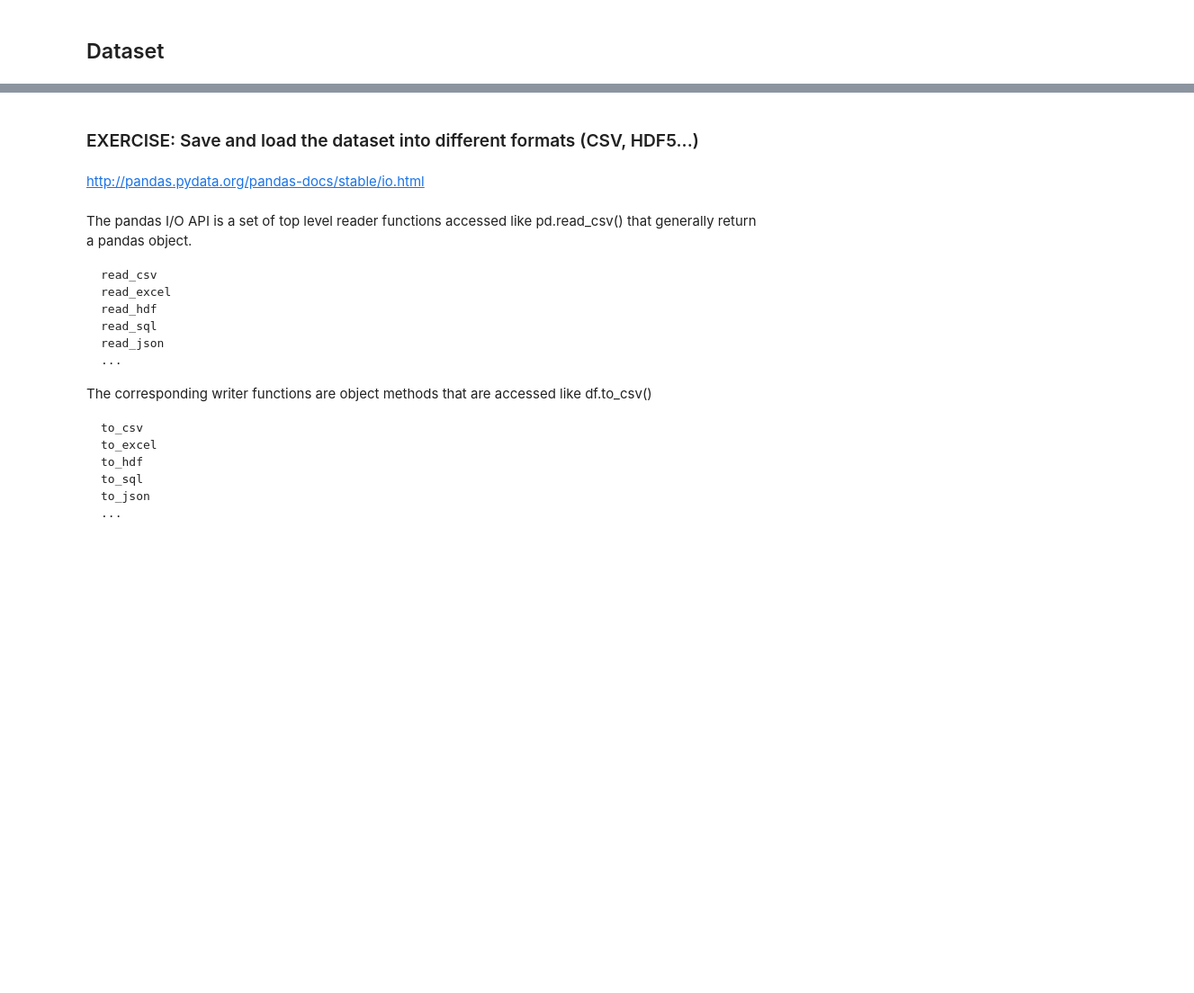
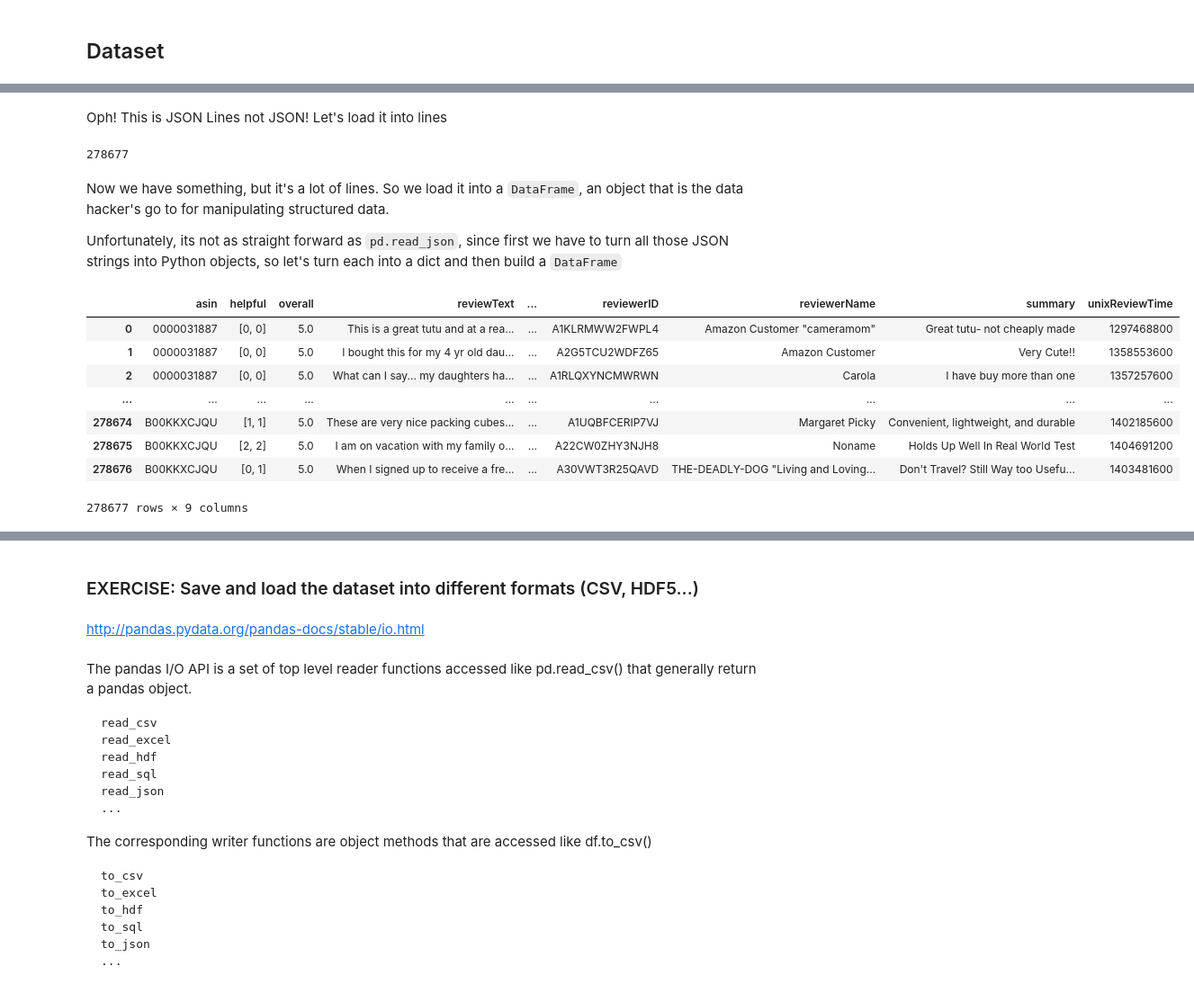
Before and after one commit to aterrel/pydata101, a Jupyter notebook: 1-pandas.ipynb, the cells around one changed output, grey strips where cells are left out. Shown: that part at 90% size. Cells and saved outputs as stored; diff of their text form; code cells hidden in the pictures; blank space fills up the shorter version.

```diff
--- a/1-pandas.ipynb
+++ b/1-pandas.ipynb
@@ -28,0 +52,12 @@ def getDF(path):
+# %% [markdown]
+Oph! This is JSON Lines not JSON! Let's load it into lines
+# %%
+import gzip
+review_lines = gzip.open('data/reviews/reviews_Clothing_Shoes_and_Jewelry_5.json.gz', 'rt').readlines()
+len(review_lines)
+# %% [output]
+278677
+# %% [markdown]
+Now we have something, but it's a lot of lines. So we load it into a `DataFrame`, an object that is the data hacker's go to for manipulating structured data.
+
+Unfortunately, its not as straight forward as `pd.read_json`, since first we have to turn all those JSON strings into Python objects, so let's turn each into a dict and then build a `DataFrame`
@@ -29 +67,13 @@ def getDF(path):
+# %%
+df
+# %% [output]
+|  | asin | helpful | overall | reviewText | ... | reviewerID | reviewerName | summary | unixReviewTime |
+| 0 | 0000031887 | [0, 0] | 5.0 | This is a great tutu and at a rea... | ... | A1KLRMWW2FWPL4 | Amazon Customer "cameramom" | Great tutu- not cheaply made | 1297468800 |
+| 1 | 0000031887 | [0, 0] | 5.0 | I bought this for my 4 yr old dau... | ... | A2G5TCU2WDFZ65 | Amazon Customer | Very Cute!! | 1358553600 |
+| 2 | 0000031887 | [0, 0] | 5.0 | What can I say... my daughters ha... | ... | A1RLQXYNCMWRWN | Carola | I have buy more than one | 1357257600 |
+| ... | ... | ... | ... | ... | ... | ... | ... | ... | ... |
+| 278674 | B00KKXCJQU | [1, 1] | 5.0 | These are very nice packing cubes... | ... | A1UQBFCERIP7VJ | Margaret Picky | Convenient, lightweight, and durable | 1402185600 |
+| 278675 | B00KKXCJQU | [2, 2] | 5.0 | I am on vacation with my family o... | ... | A22CW0ZHY3NJH8 | Noname | Holds Up Well In Real World Test | 1404691200 |
+| 278676 | B00KKXCJQU | [0, 1] | 5.0 | When I signed up to receive a fre... | ... | A30VWT3R25QAVD | THE-DEADLY-DOG "Living and Loving... | Don't Travel? Still Way too Usefu... | 1403481600 |
+278677 rows × 9 columns
 # %% [markdown]
```
Also changed, not shown: parts of 71 cells of this notebook.
